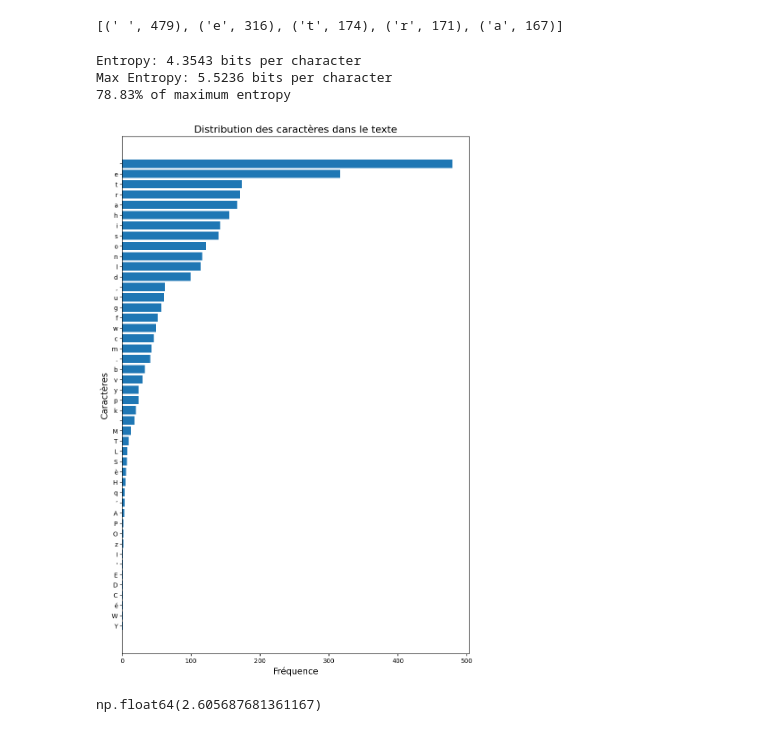
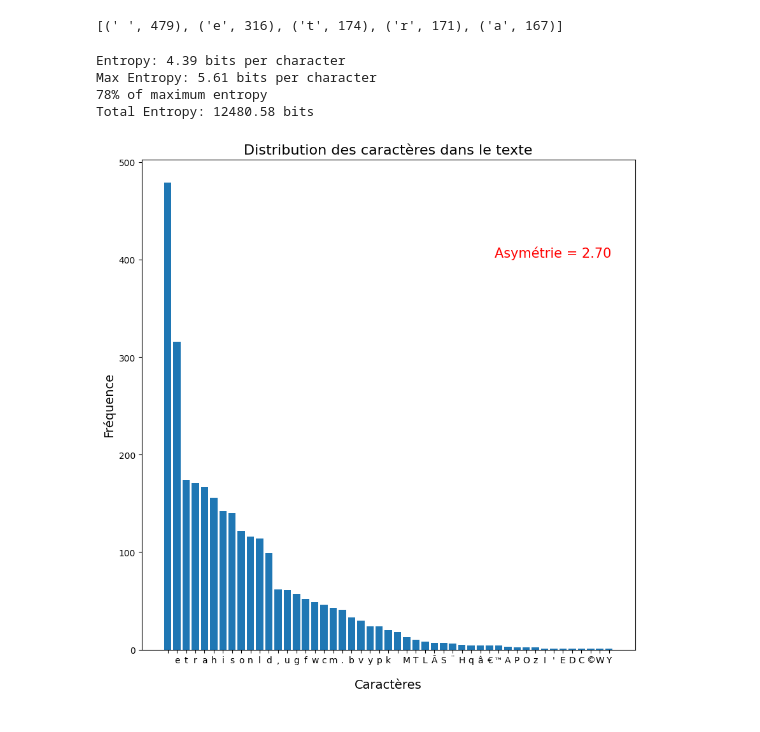
Before and after one commit to BaiWuLi/INF8770, a Jupyter notebook: tp1/text_natural.ipynb, the cells around one changed output. Saved outputs shown, nothing was run; the diff lists cells and outputs as text; code cells hidden in the pictures.

```diff
--- a/tp1/text_natural.ipynb
+++ b/tp1/text_natural.ipynb
@@ -20,26 +20,33 @@ for freq in char_freq.values():
 
 max_char_entropy = np.log2(len(char_freq))
 
-print(f'Entropy: {char_entropy:.4f} bits per character')
-print(f'Max Entropy: {max_char_entropy:.4f} bits per character')
-print(f'{char_entropy / max_char_entropy * 100:.2f}% of maximum entropy')
+total_char_entropy = len(text) * char_entropy
+
+print(f'Entropy: {char_entropy:.2f} bits per character')
+print(f'Max Entropy: {max_char_entropy:.2f} bits per character')
+print(f'{char_entropy / max_char_entropy * 100:.0f}% of maximum entropy')
+print(f'Total Entropy: {total_char_entropy:.2f} bits')
 # %% [output]
-Entropy: 4.3543 bits per character
-Max Entropy: 5.5236 bits per character
-78.83% of maximum entropy
+Entropy: 4.39 bits per character
+Max Entropy: 5.61 bits per character
+78% of maximum entropy
+Total Entropy: 12480.58 bits
 # %%
-chars, freqs = zip(*char_freq.most_common())
-plt.figure(figsize=(10, 15))
-plt.barh(chars[::-1], freqs[::-1])
+chars, freqs = zip(*char_freq.most_common()) # ChatGPT
+char_distribution_skewness = skew(freqs) # ChatGPT
+
+plt.figure(figsize=(10, 10))
+plt.bar(chars, freqs)
 plt.title("Distribution des caractères dans le texte", fontsize=16)
-plt.xlabel("Fréquence", fontsize=14)
-plt.ylabel("Caractères", fontsize=14)
-
+plt.ylabel("Fréquence", fontsize=14)
+plt.xlabel("Caractères", fontsize=14)
+plt.text(
+    x=0.7*plt.xlim()[1],
+    y=0.8*plt.ylim()[1],
+    s=f"Asymétrie = {char_distribution_skewness:.2f}",
+    fontsize=15,
+    color="red"
+) # ChatGPT
 plt.show()
 # %% [output]
-[figure, old version]
+[figure, new version]
-# %%
-char_distribution_skewness = skew(freqs)
-char_distribution_skewness
-# %% [output]
-np.float64(2.605687681361167)
```
Also changed, not shown: parts of 7 cells of this notebook, 2 other files.
